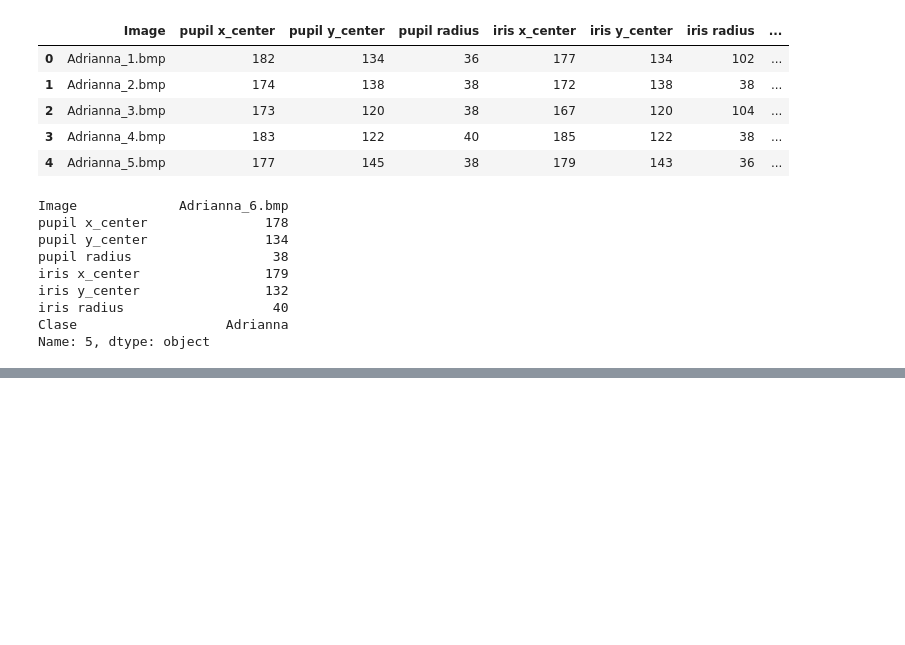
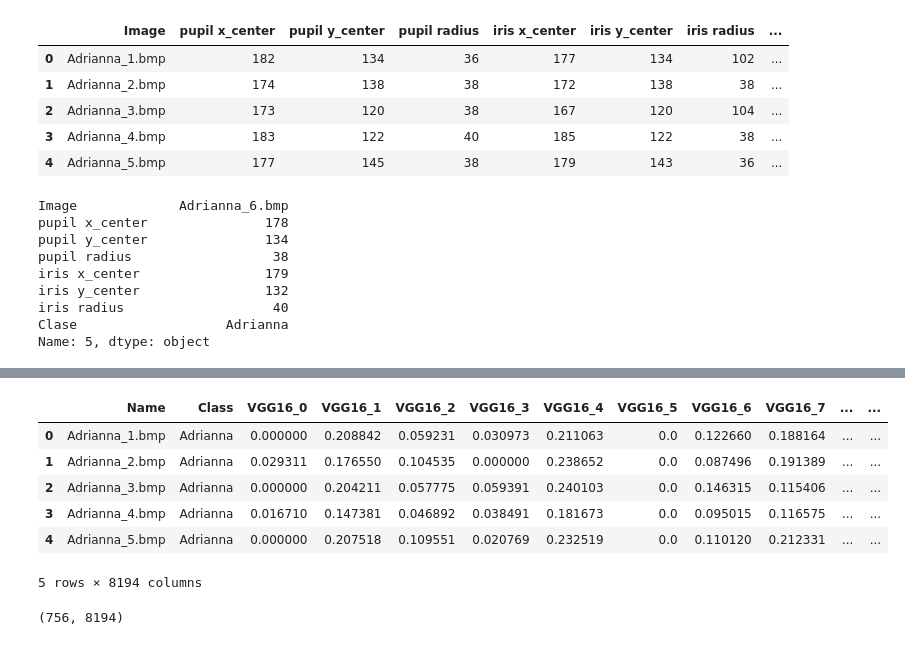
Before and after one commit to dbo1001/UBU-TFG-iris_classifier, a Jupyter notebook: notebooks/#8 Feature extraction v2.ipynb, the cells around one changed output, grey strips where cells are left out. Drawn from its saved outputs; the diff is of its cells as text; code cells hidden in the pictures; blank space fills up the shorter version.

```diff
--- a/notebooks/#8 Feature extraction v2.ipynb
+++ b/notebooks/#8 Feature extraction v2.ipynb
@@ -225,0 +226,16 @@ df.to_csv("iris_deep_features.csv")
+# %%
+import pandas as pd
+data = pd.read_csv("iris_deep_features.csv",index_col=0)
+data.head()
+# %% [output]
+|  | Name | Class | VGG16_0 | VGG16_1 | VGG16_2 | VGG16_3 | VGG16_4 | VGG16_5 | VGG16_6 | VGG16_7 | ... | ... |
+| 0 | Adrianna_1.bmp | Adrianna | 0.000000 | 0.208842 | 0.059231 | 0.030973 | 0.211063 | 0.0 | 0.122660 | 0.188164 | ... | ... |
+| 1 | Adrianna_2.bmp | Adrianna | 0.029311 | 0.176550 | 0.104535 | 0.000000 | 0.238652 | 0.0 | 0.087496 | 0.191389 | ... | ... |
+| 2 | Adrianna_3.bmp | Adrianna | 0.000000 | 0.204211 | 0.057775 | 0.059391 | 0.240103 | 0.0 | 0.146315 | 0.115406 | ... | ... |
+| 3 | Adrianna_4.bmp | Adrianna | 0.016710 | 0.147381 | 0.046892 | 0.038491 | 0.181673 | 0.0 | 0.095015 | 0.116575 | ... | ... |
+| 4 | Adrianna_5.bmp | Adrianna | 0.000000 | 0.207518 | 0.109551 | 0.020769 | 0.232519 | 0.0 | 0.110120 | 0.212331 | ... | ... |
+5 rows × 8194 columns
+# %%
+data.shape
+# %% [output]
+(756, 8194)
```
Also changed, not shown: parts of 18 cells of this notebook, 1 other file.
